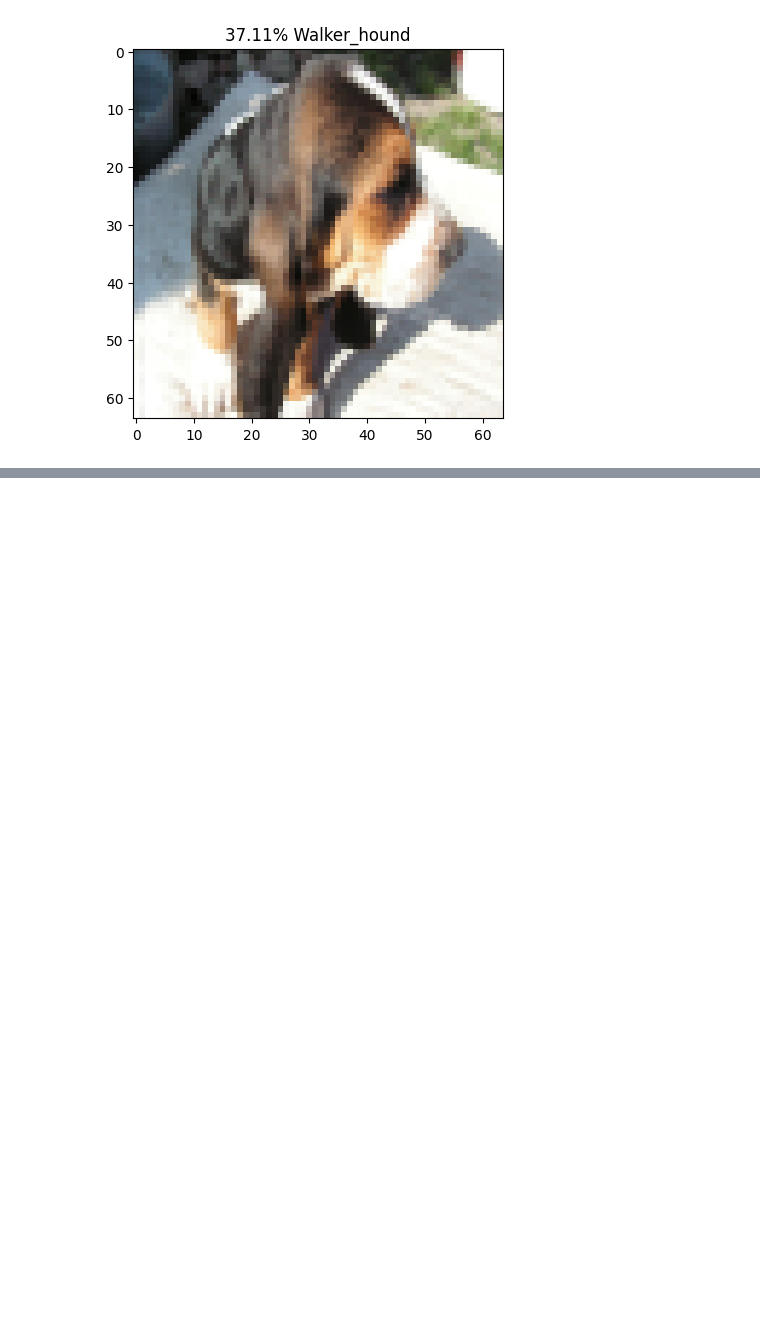
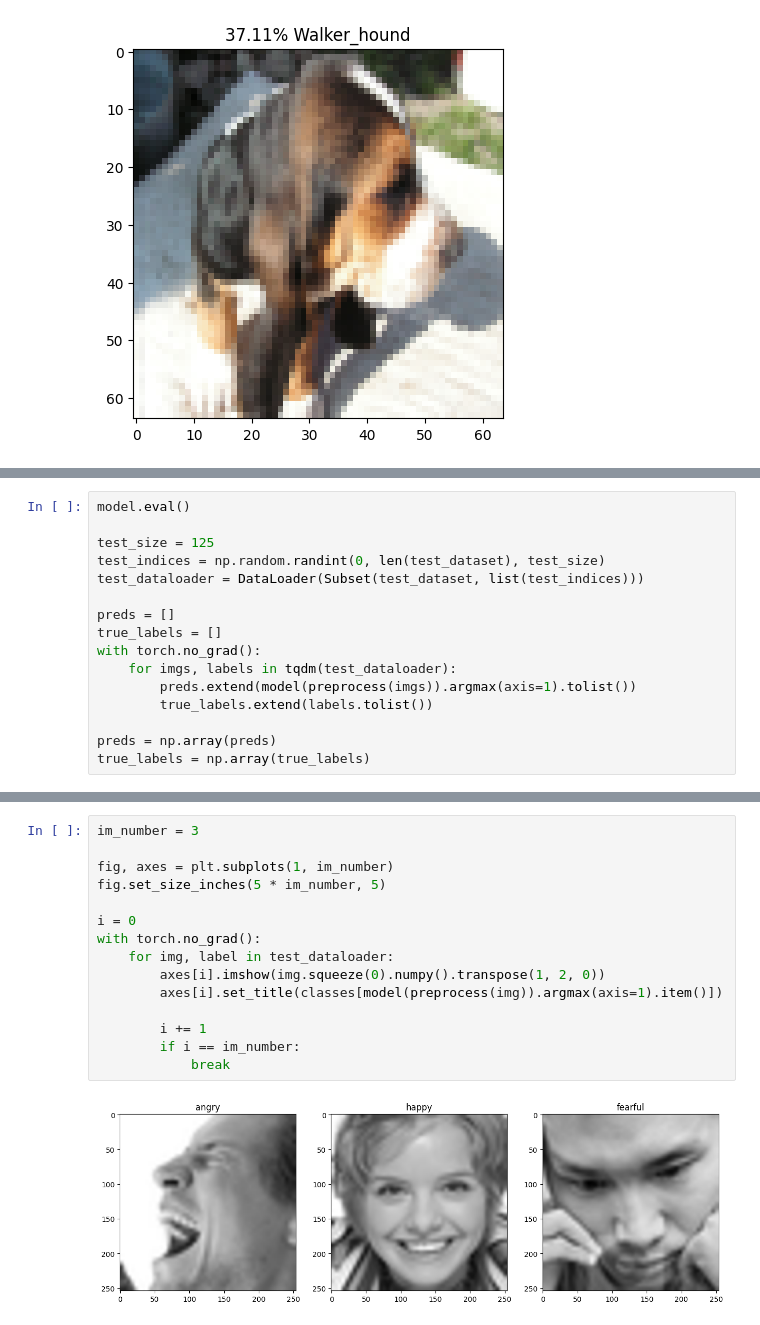
Before and after one commit to Deaacon/MachineLearningCourse, a Jupyter notebook: ЛР_3/hw_3.ipynb, the cells around one changed output, grey strips where cells are left out. Saved outputs shown, nothing was run; the diff lists cells and outputs as text; blank space fills up the shorter version.

```diff
--- a/ЛР_3/hw_3.ipynb
+++ b/ЛР_3/hw_3.ipynb
@@ -120,0 +344,16 @@ for i in range(im_number):
+# %%
+model.eval()
+
+test_size = 125
+test_indices = np.random.randint(0, len(test_dataset), test_size)
+test_dataloader = DataLoader(Subset(test_dataset, list(test_indices)))
+
+preds = []
+true_labels = []
+with torch.no_grad():
+    for imgs, labels in tqdm(test_dataloader):
+        preds.extend(model(preprocess(imgs)).argmax(axis=1).tolist())
+        true_labels.extend(labels.tolist())
+
+preds = np.array(preds)
+true_labels = np.array(true_labels)
@@ -120,0 +364,17 @@ for i in range(im_number):
+# %%
+im_number = 3
+
+fig, axes = plt.subplots(1, im_number)
+fig.set_size_inches(5 * im_number, 5)
+
+i = 0
+with torch.no_grad():
+    for img, label in test_dataloader:
+        axes[i].imshow(img.squeeze(0).numpy().transpose(1, 2, 0))
+        axes[i].set_title(classes[model(preprocess(img)).argmax(axis=1).item()])
+
+        i += 1
+        if i == im_number:
+            break
+# %% [output]
+[figure, added]
```
Also changed, not shown: parts of 26 cells of this notebook, 1 other file.
